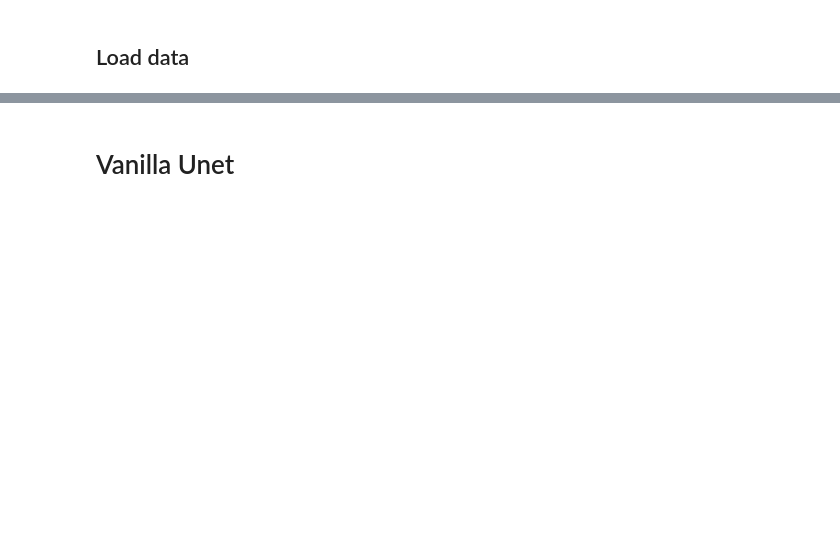
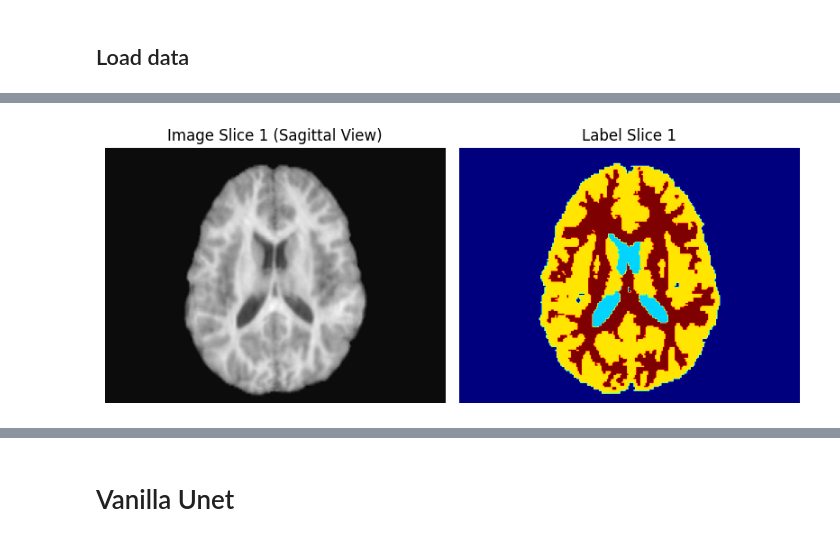
Before and after one commit to PabloBetancur428/Brain_tissue_segmentation_MISA_DL, a Jupyter notebook: src/Modular_DL/main_notebook.ipynb, the cells around one changed output, grey strips where cells are left out. Drawn from its saved outputs; the diff is of its cells as text; code cells hidden in the pictures; blank space fills up the shorter version.

```diff
--- a/src/Modular_DL/main_notebook.ipynb
+++ b/src/Modular_DL/main_notebook.ipynb
@@ -72,3 +161,7 @@ dataloader_val = DataLoader(dataset_val, batch_size = 1, shuffle = False, num_wo
+# %%
+plot_dataloader_sagittal(dataloader_val)
+# %% [output]
+[figure, added]
 # %%
 for batch_idx, (images, labels) in enumerate(dataloader_train):
     batch_size = images.shape[0]
```
Also changed, not shown: parts of 31 cells of this notebook.
